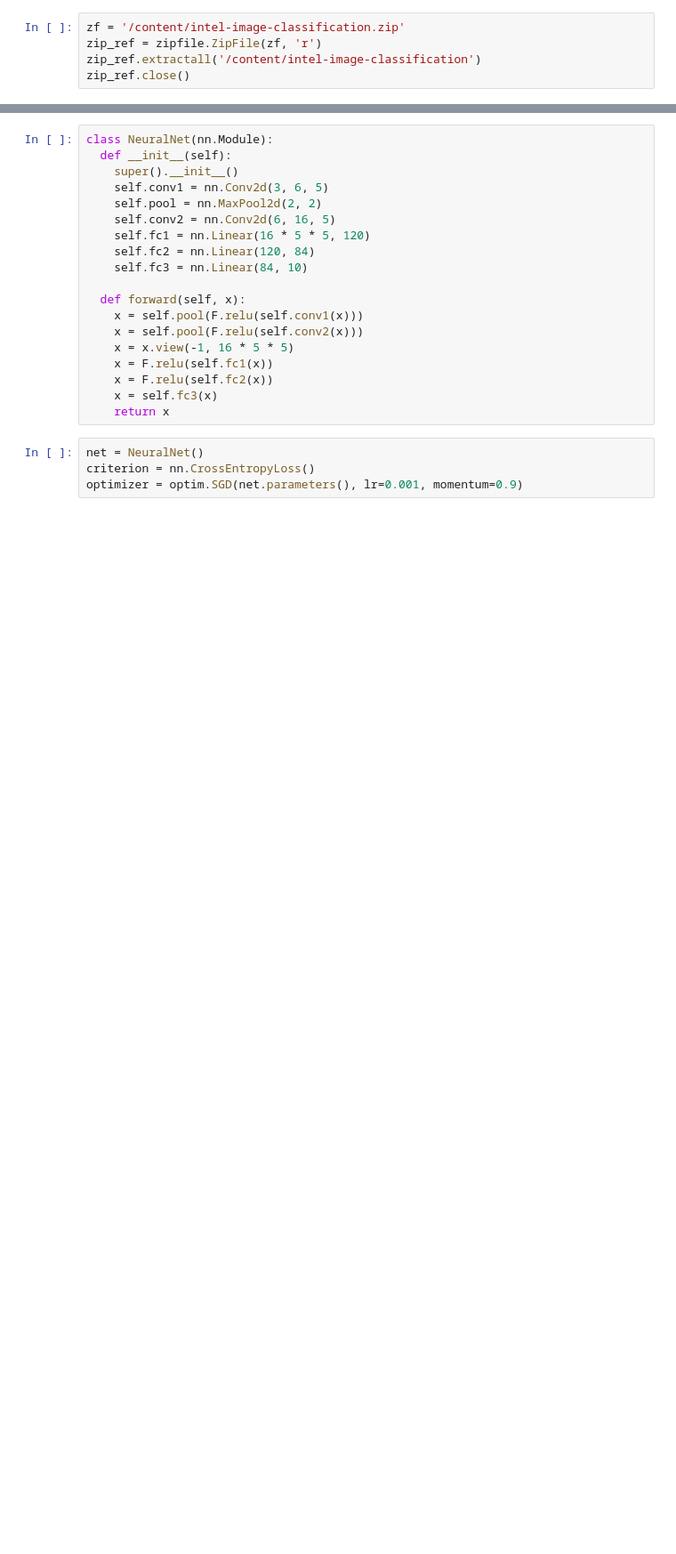
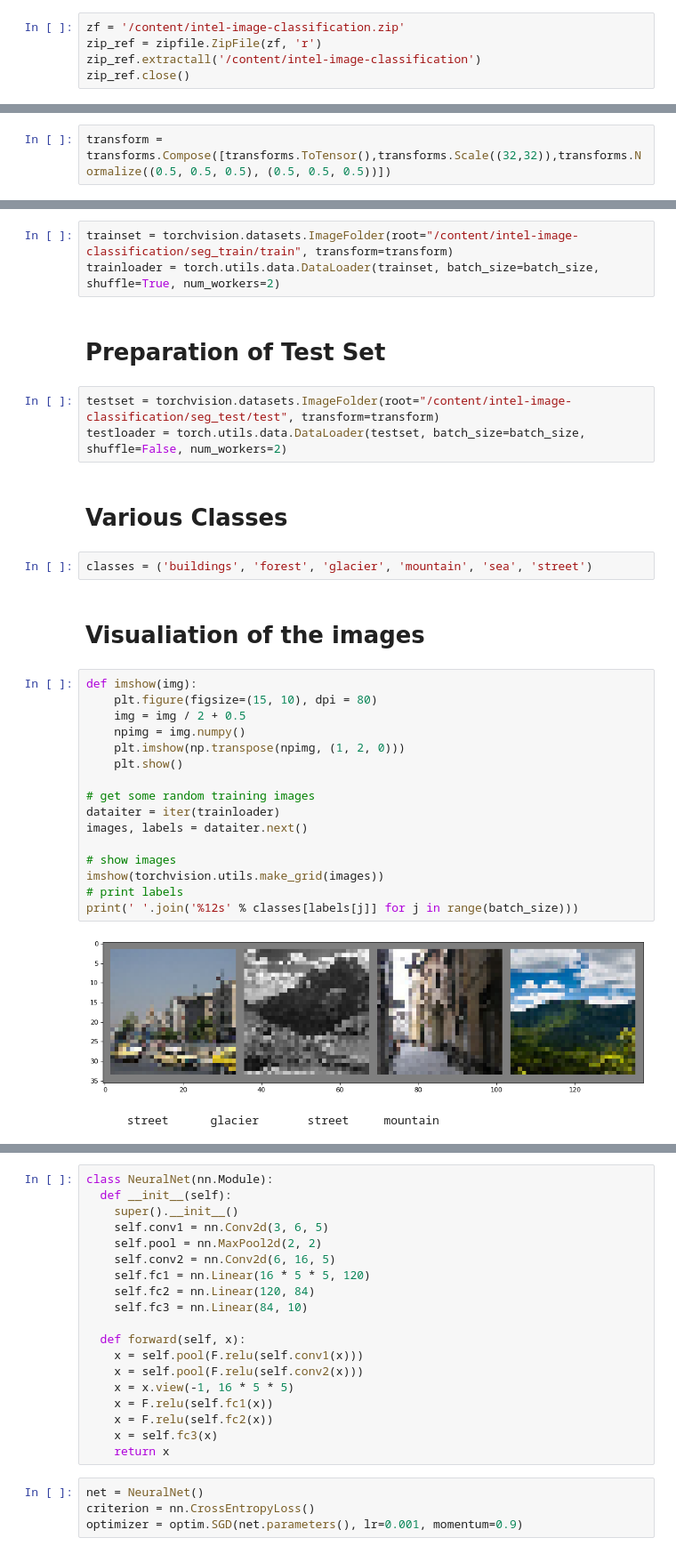
Before and after one commit to shivkumarganesh/Deep-Learning-Course, a Jupyter notebook: Assignment-6/Part_B_Pytorch_Implementation.ipynb, the cells around one changed output, grey strips where cells are left out. Shown: that part at 89% size. Cells and saved outputs as stored; diff of their text form; blank space fills up the shorter version.

```diff
--- a/Assignment-6/Part_B_Pytorch_Implementation.ipynb
+++ b/Assignment-6/Part_B_Pytorch_Implementation.ipynb
@@ -65,0 +63,2 @@ horse  bird horse  bird
+# %%
+transform = transforms.Compose([transforms.ToTensor(),transforms.Scale((32,32)),transforms.Normalize((0.5, 0.5, 0.5), (0.5, 0.5, 0.5))])
@@ -65,0 +67,33 @@ horse  bird horse  bird
+# %%
+trainset = torchvision.datasets.ImageFolder(root="/content/intel-image-classification/seg_train/train", transform=transform)
+trainloader = torch.utils.data.DataLoader(trainset, batch_size=batch_size, shuffle=True, num_workers=2)
+# %% [markdown]
+# Preparation of Test Set
+# %%
+testset = torchvision.datasets.ImageFolder(root="/content/intel-image-classification/seg_test/test", transform=transform)
+testloader = torch.utils.data.DataLoader(testset, batch_size=batch_size, shuffle=False, num_workers=2)
+# %% [markdown]
+# Various Classes
+# %%
+classes = ('buildings', 'forest', 'glacier', 'mountain', 'sea', 'street')
+# %% [markdown]
+# Visualiation of the images
+# %%
+def imshow(img):
+    plt.figure(figsize=(15, 10), dpi = 80)
+    img = img / 2 + 0.5
+    npimg = img.numpy()
+    plt.imshow(np.transpose(npimg, (1, 2, 0)))
+    plt.show()
+
+# get some random training images
+dataiter = iter(trainloader)
+images, labels = dataiter.next()
+
+# show images
+imshow(torchvision.utils.make_grid(images))
+# print labels
+print(' '.join('%12s' % classes[labels[j]] for j in range(batch_size)))
+# %% [output]
+[figure, added]
+      street      glacier       street     mountain
```
Also changed, not shown: parts of 20 cells of this notebook.
